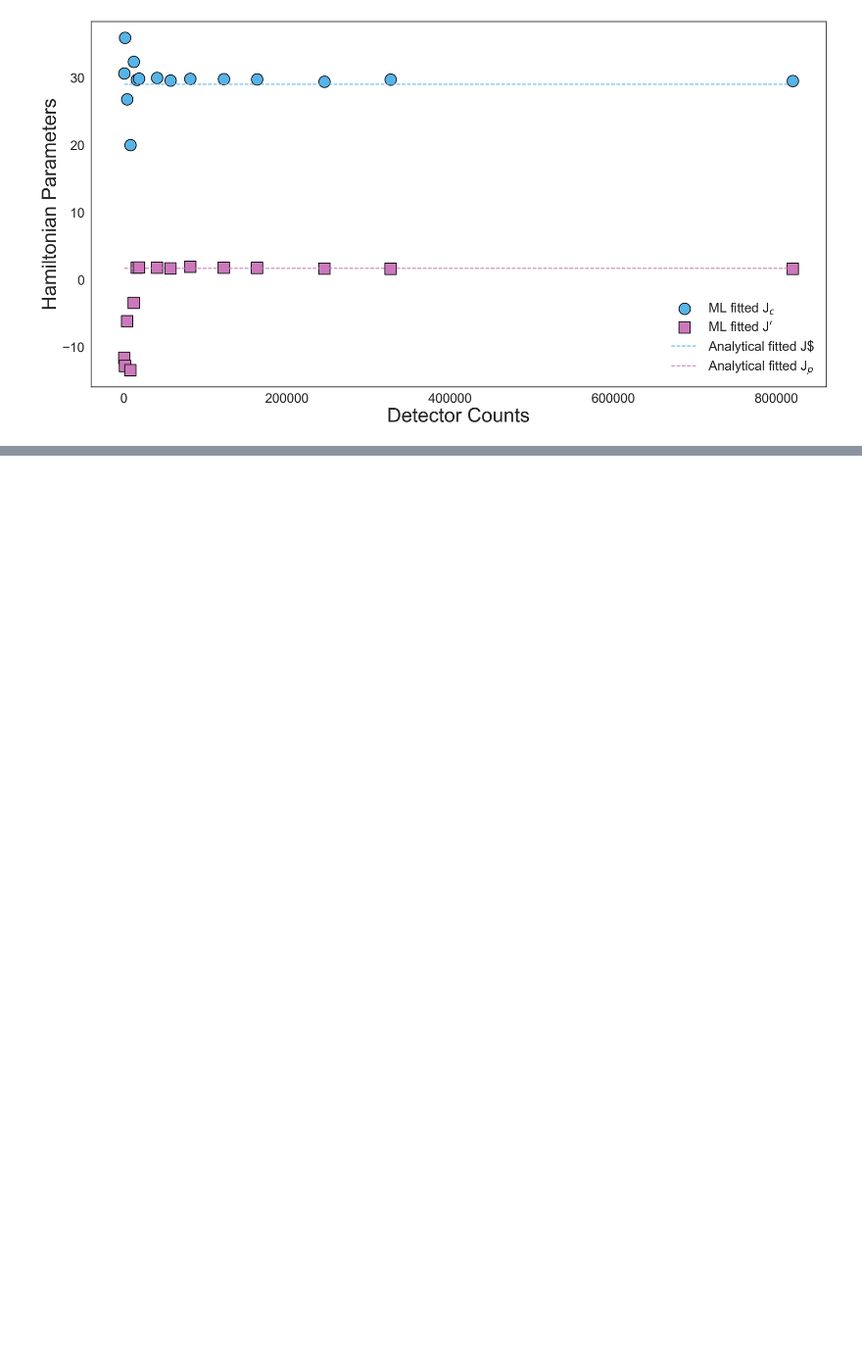
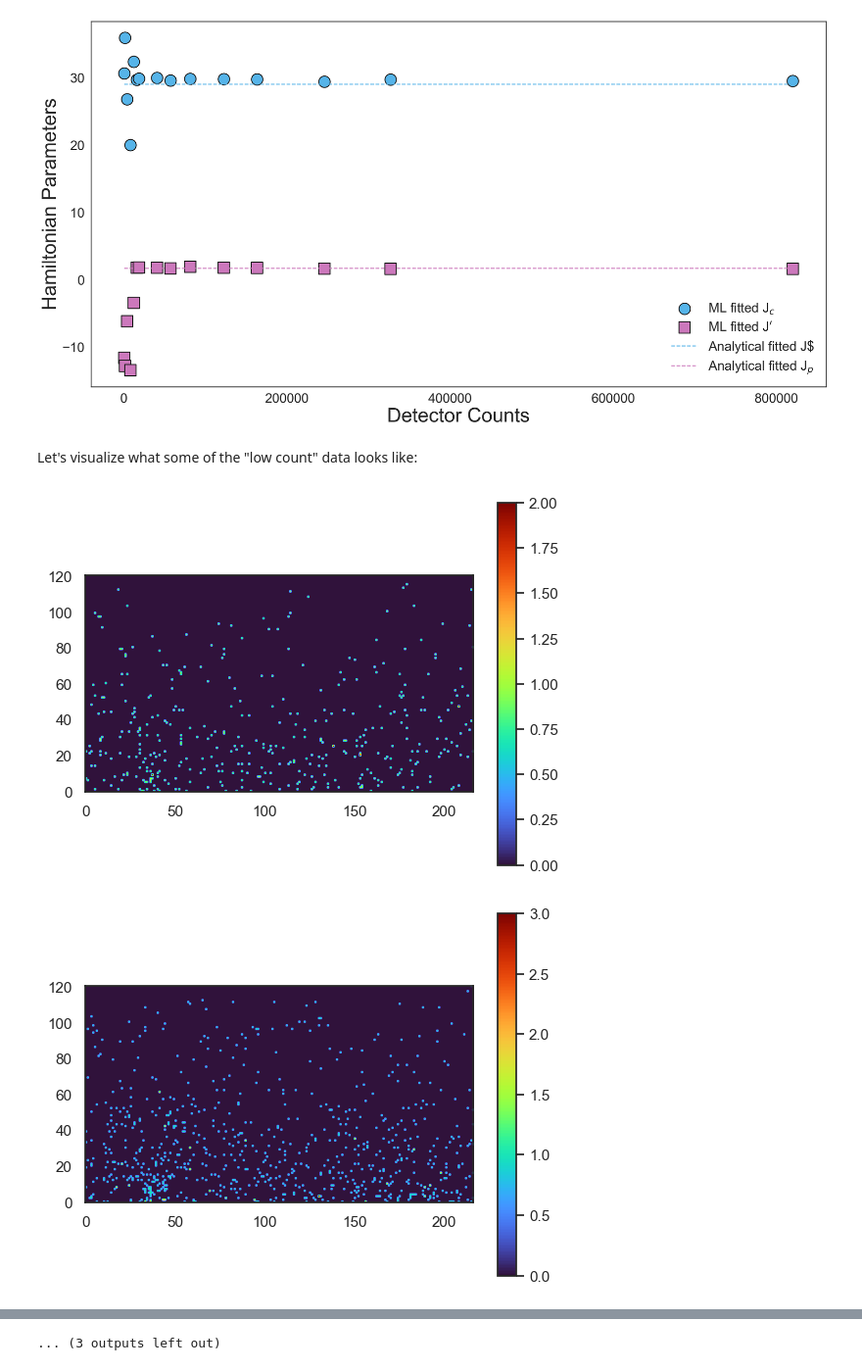
Before and after one commit to slaclab/neural-representation-sqw, a Jupyter notebook: notebooks/test_low_counts.ipynb, the cells around one changed output, grey strips where cells are left out. Shown at 98% size. Drawn from its saved outputs; the diff is of its cells as text; code cells hidden in the pictures; blank space fills up the shorter version.

Commit message:
clean up low count notebook

```diff
--- a/notebooks/test_low_counts.ipynb
+++ b/notebooks/test_low_counts.ipynb
@@ -129,3 +109,13 @@ leg.get_frame().set_visible(False) #
 plt.show()
 # %% [output]
 [figure]
+# %% [markdown]
+Let's visualize what some of the "low count" data looks like:
+# %%
+for i in range(len(all_low_count_sqw_path2)):
+    plt.imshow(all_low_count_sqw_path2[i].T, origin='lower', cmap='turbo')
+    plt.colorbar()
+    plt.show()
+# %% [output]
+[figure, added]
+[figure, added]
@@ -131,0 +132 @@ plt.show()
+... (3 outputs left out)
```
Also changed, not shown: parts of 7 cells of this notebook, 1 other file.
